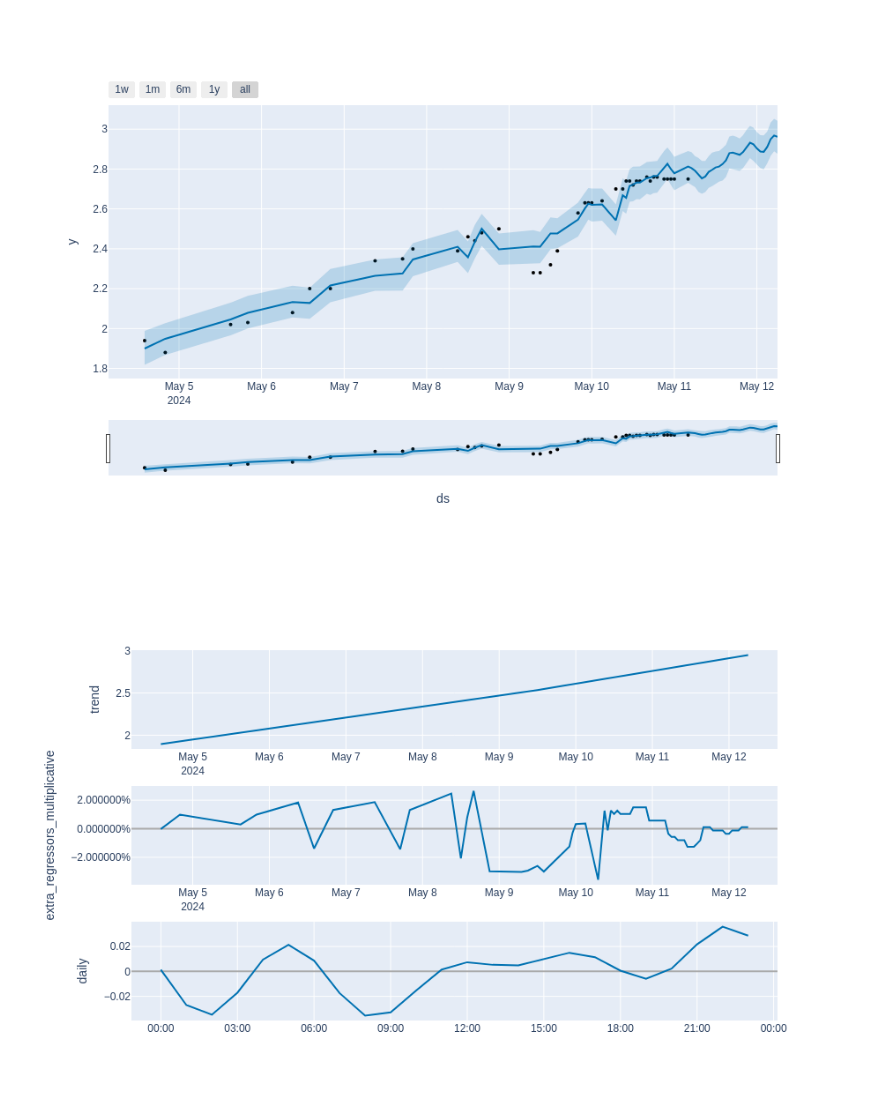
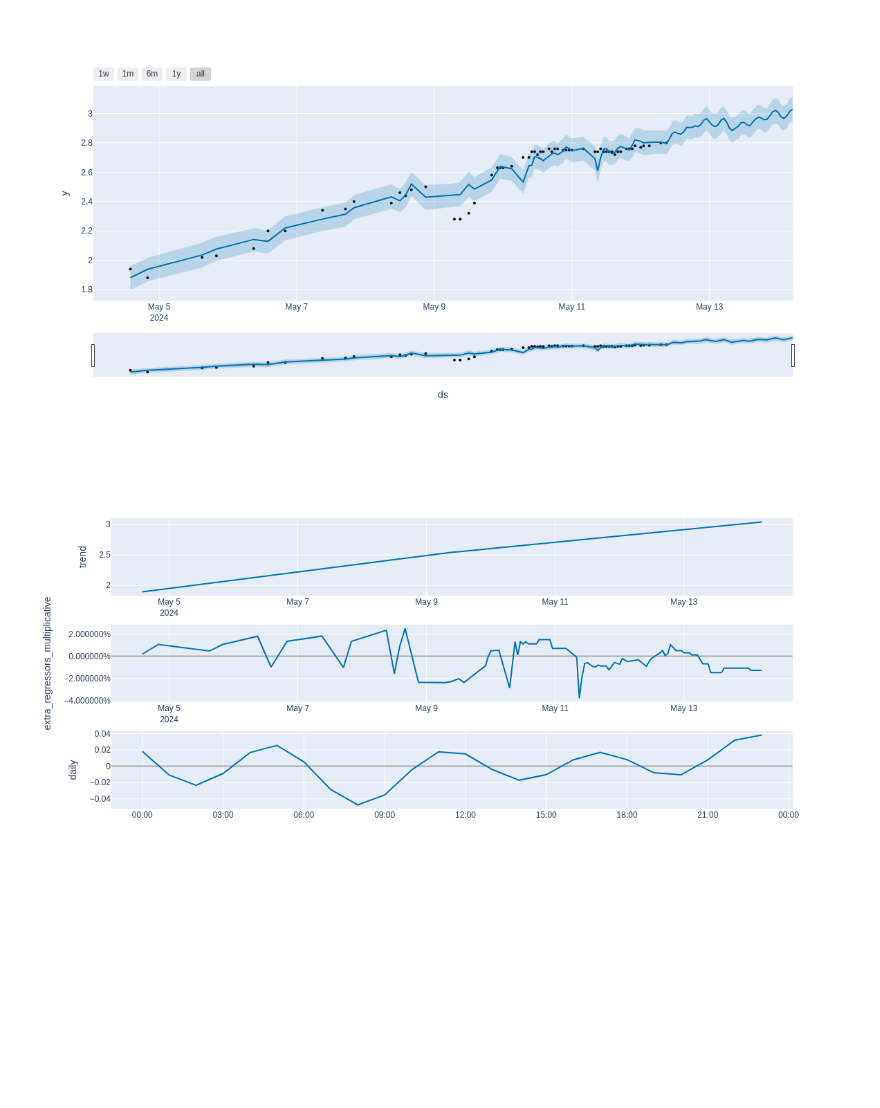
Before and after one commit to gratidutra/flood-rs, a Jupyter notebook: best_model.ipynb, the cells around one changed output. Saved outputs shown, nothing was run; the diff lists cells and outputs as text; code cells hidden in the pictures; blank space fills up the shorter version.

```diff
--- a/best_model.ipynb
+++ b/best_model.ipynb
@@ -11,7 +11,7 @@ sao_goncalo_data = pd.read_csv("data/data.csv")
 
 sao_goncalo_data = sao_goncalo_data[sao_goncalo_data['Rio'] != 'lagoa dos patos']
 
-sao_goncalo_data['ds'] = pd.to_datetime(sao_goncalo_data['ds'])
+sao_goncalo_data['ds'] = pd.to_datetime(sao_goncalo_data['ds'],format="mixed")
 
-sao_goncalo_data['ds'] = sao_goncalo_data['ds'].dt.strftime('%d-%m-%Y, %H:%M:%S')
+sao_goncalo_data['ds'] = sao_goncalo_data['ds'].dt.strftime("%d/%m/%Y %H:%M:%S")
 # %%
@@ -26,9 +26,9 @@ sao_goncalo_data.head()
 # %%
-pos_wind = pd.read_csv("data/wind.csv")
+pos_wind = pd.read_csv("data/wind_2.csv")
 
-pos_wind['ds'] = pd.to_datetime(pos_wind['ds'])
+pos_wind['ds'] = pd.to_datetime(pos_wind['ds'], format="mixed")
 
-pos_wind['ds'] = pos_wind['ds'].dt.strftime('%d-%m-%Y, %H:%M:%S')
+pos_wind['ds'] = pos_wind['ds'].dt.strftime("%d/%m/%Y %H:%M:%S")
 
 sao_goncalo_data = pd.merge(sao_goncalo_data, pos_wind, on="ds")
 # %%
@@ -53,20 +46,20 @@ m = Prophet(
     weekly_seasonality=False,
     daily_seasonality=True,
     changepoint_range=0.8,
-    changepoint_prior_scale=0.8,
+    changepoint_prior_scale=0.75,
     changepoints=['2024-05-09 04:00:00'],
     growth="linear"
 )
 
 # Defina os pontos de mudança
-m.add_seasonality(name='daily', period=1, fourier_order=1, prior_scale = 0.01)
+m.add_seasonality(name='daily', period=1, fourier_order=9, prior_scale = 0.01)
 m.add_regressor("pos_wind", mode = "multiplicative", prior_scale = 0.8)
 
 # Ajuste o modelo
 m.fit(sao_goncalo_data)
 
 # Realize previsões
-future = m.make_future_dataframe(periods=26, freq='h')
+future = m.make_future_dataframe(periods=44, freq='h')
 
 future['pos_wind'] = pos_wind['pos_wind']
 
@@ -80,6 +73,6 @@ plot_plotly(m, forecast)
-[figure, old version]
+[figure, new version]
 # %%
 plot_components_plotly(m, forecast)
 # %% [output]
-[figure, old version]
+[figure, new version]
 # %%
```
Also changed, not shown: parts of 6 cells of this notebook, 4 other files.
